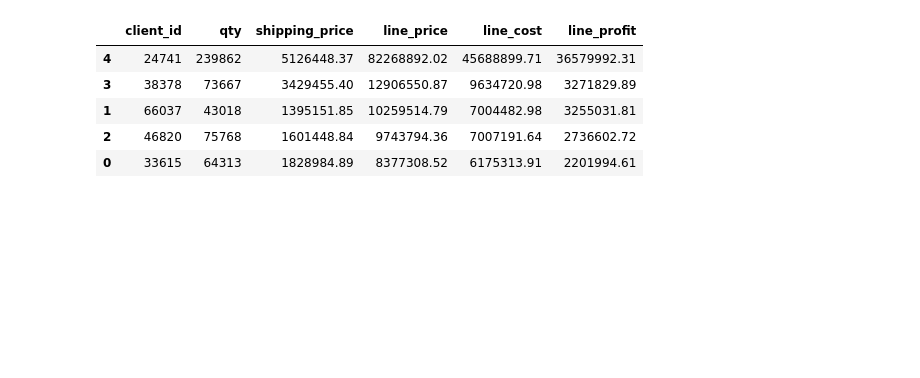
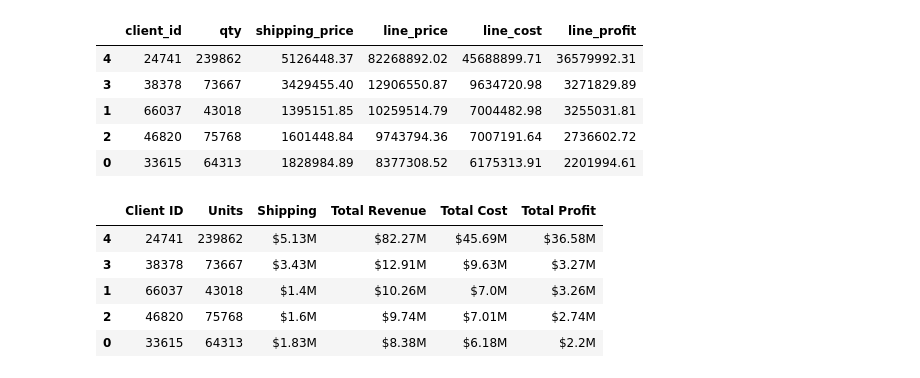
Before and after one commit to cynstar/pandas-challenge-1, a Jupyter notebook: module_4_challenge.ipynb, the cells around one changed output. Cells and saved outputs as stored; diff of their text form; code cells hidden in the pictures; blank space fills up the shorter version.

```diff
--- a/module_4_challenge.ipynb
+++ b/module_4_challenge.ipynb
@@ -302,12 +284,29 @@ Use the new columns with confirmed values to find the following information.
 # How much did each of the top 5 clients by quantity
 # spend? Check your work from Part 1 for client ids.
 
-# [33615, 66037, 46820, 38378, 24741]
+# [33615, 66037, 46820, 38378, 24741] was in 'top_5_client_ids' df
+
 top_5_df = combined_df[combined_df["client_id"].apply(lambda x: x in top_5_client_ids)]
 
 top_5_df = top_5_df[["client_id","qty", "shipping_price", "line_price", "line_cost", "line_profit"]]
 
-top_5_df.sort_index()
 
-# top_5_qty =  .apply(lambda x: )
+#outputted to test if my understanding was correct regarding what the question was looking for
+#top_5_df.to_csv('Resources/top_5_output.csv', index=False)
+
+
+# plugged in a value directly to test
+# price_sum = top_5_df.loc[top_5_df["client_id"] == 33615]
+# price_sum = price_sum["line_price"].sum().round(2)
+# price_sum
+
+
+def top_5_clients(x):
+    price_sum = top_5_df.loc[top_5_df["client_id"] == x]
+    price_sum = price_sum["line_price"].sum().round(2)
+    print(f"{x}: ${price_sum}")
+
+
+for client in top_5_client_ids:
+    top_5_clients(client)
 # %% [output]
@@ -341,6 +374,26 @@ sum(line_price)
 # %%
 # Format the data and rename the columns
 # to names suitable for presentation.
 # Currency should be in millions of dollars.
+
+# asked chatgpt why i was getting an error in the columns when I tried to format it.
+# It advised that my use of f string wasn't going to work and I had to concatenate
+top_five = top_5.copy()
+
+top_five["shipping_price"] = "$" + (top_five["shipping_price"] / 1000000).round(2).astype(str) + "M"
+top_five["line_price"] = "$" + (top_five["line_price"] / 1000000).round(2).astype(str) + "M"
+top_five["line_cost"] = "$" + (top_five["line_cost"] / 1000000).round(2).astype(str) + "M"
+top_five["line_profit"] = "$" + (top_five["line_profit"] / 1000000).round(2).astype(str) + "M"
+
+
+top_five = top_five.rename(columns={"client_id":"Client ID", "qty":"Units", "shipping_price":"Shipping", "line_price":"Total Revenue", "line_cost": "Total Cost", "line_profit":"Total Profit"})
+top_five
+# %% [output]
+|  | Client ID | Units | Shipping | Total Revenue | Total Cost | Total Profit |
+| 4 | 24741 | 239862 | $5.13M | $82.27M | $45.69M | $36.58M |
+| 3 | 38378 | 73667 | $3.43M | $12.91M | $9.63M | $3.27M |
+| 1 | 66037 | 43018 | $1.4M | $10.26M | $7.0M | $3.26M |
+| 2 | 46820 | 75768 | $1.6M | $9.74M | $7.01M | $2.74M |
+| 0 | 33615 | 64313 | $1.83M | $8.38M | $6.18M | $2.2M |
 # %%
 # Sort the updated data by "Total Profit" form highest to lowest
```
Also changed, not shown: parts of 8 cells of this notebook, 3 other files.
